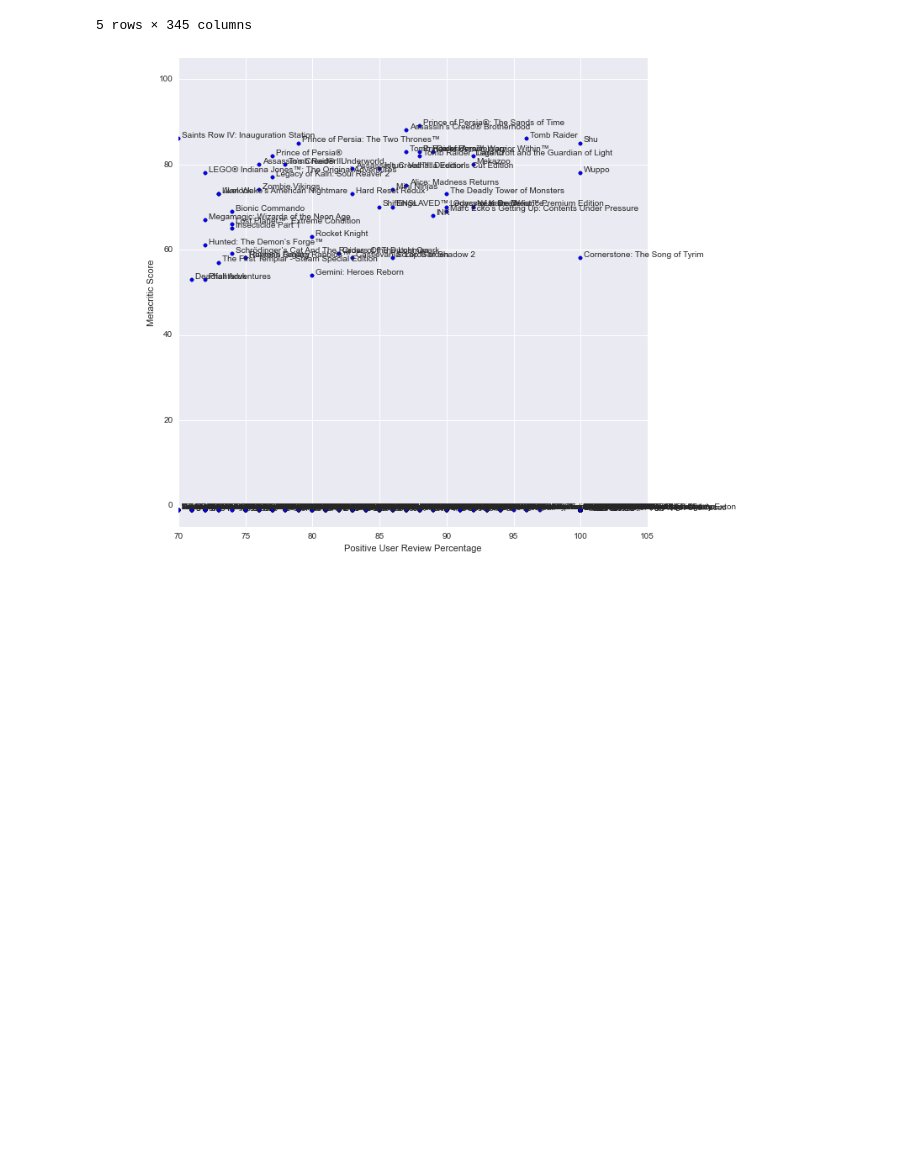
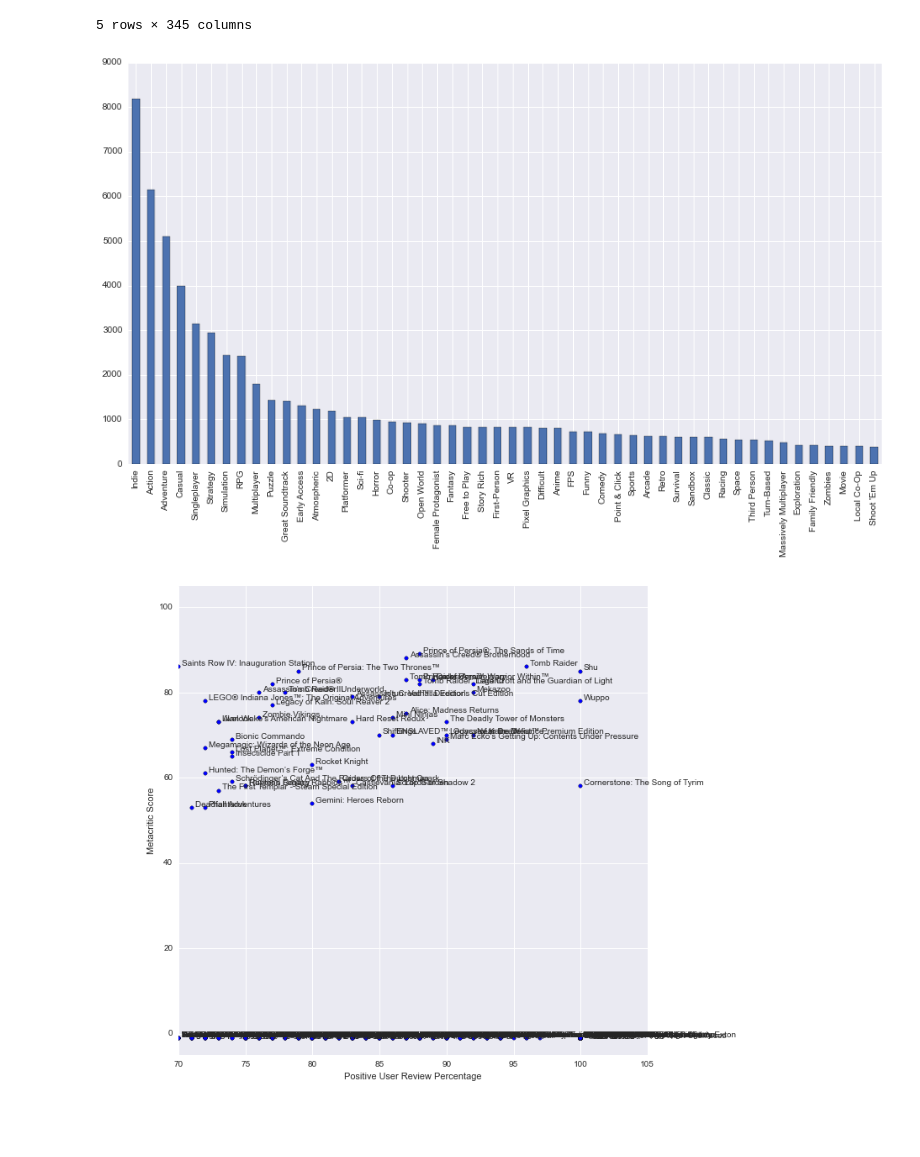
Before and after one commit to gkafka/SteamVis, a Jupyter notebook: SteamVis.ipynb, the cells around one changed output. Cells and saved outputs as stored; diff of their text form; code cells hidden in the pictures; blank space fills up the shorter version.

Commit message:
Plot bar chart of tags that appear the most

```diff
--- a/SteamVis.ipynb
+++ b/SteamVis.ipynb
@@ -87,6 +87,18 @@ game_df.head()
 | 3 | "Glow Ball" - The billiard puzzle... | 388390 | 14 | -1 | 1043 | -1 | 28 | ... |
 | 4 | #SelfieTennis | 392190 | 68 | -1 | 268 | -1 | 63 | ... |
 5 rows × 345 columns
+# %%
+tag_counts = (game_df[all_tags] > 0).sum();
+tag_counts.sort(ascending=False, inplace=True);
+bar_lefts = range(len(all_tags));
+tag_labels = [tag[4:] for tag in tag_counts.index];
+
+max_tags = 50;
+fig_counts = plt.figure(figsize=(15,8));
+ax = tag_counts[:50].plot(kind='bar');
+ax.set_xticklabels(tag_labels[:50]);
+# %% [output]
+[figure, added]
 # %%
 def tag_not(df, tag):
     if tag not in df.columns:
```
